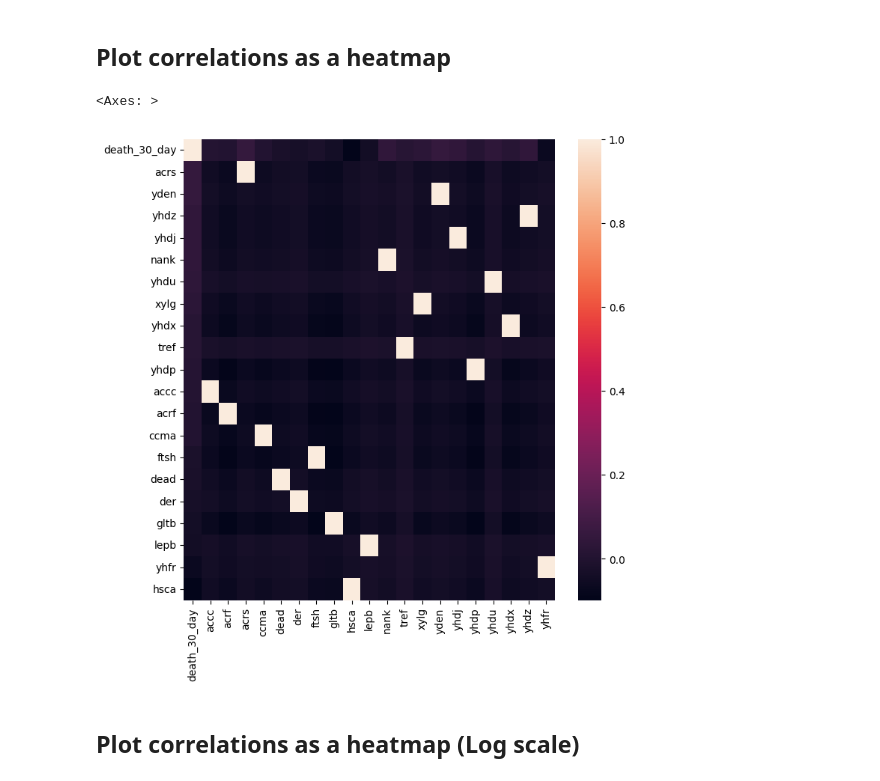
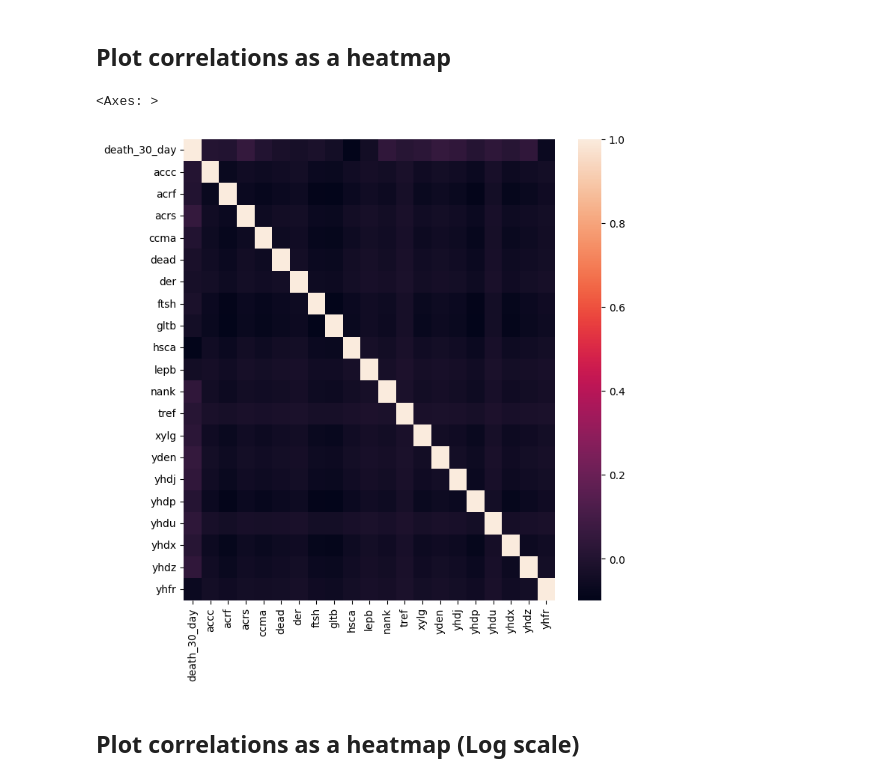
Before and after one commit to ryashpal/alfred-data-analysis, a Jupyter notebook: notebooks/top_annotations_by_weighted_sum/ecoli_top3sd.ipynb, the cells around one changed output. Saved outputs shown, nothing was run; the diff lists cells and outputs as text; code cells hidden in the pictures.

```diff
--- a/notebooks/top_annotations_by_weighted_sum/ecoli_top3sd.ipynb
+++ b/notebooks/top_annotations_by_weighted_sum/ecoli_top3sd.ipynb
@@ -653,18 +653,18 @@ dataDf.drop(columns=['person_id', 'JOURNEY_ID']).corr().sort_values('death_30_da
 # %%
 import seaborn as sns
 from matplotlib import pyplot as plt
 %matplotlib inline
 
 from matplotlib.colors import SymLogNorm
 
 
 f, ax = plt.subplots(1, 1, figsize=(8, 8))
 
 # plot the heatmap
-sns.heatmap(dataDf.drop(columns=['person_id', 'JOURNEY_ID']).corr().sort_values('death_30_day', ascending=False))
+sns.heatmap(dataDf.drop(columns=['person_id', 'JOURNEY_ID']).corr())
 # %% [output]
 <Axes: >
-[figure, old version]
+[figure, new version]
 # %% [markdown]
 ## Plot correlations as a heatmap (Log scale)
 # %%
```
Also changed, not shown: parts of 6 cells of this notebook.
